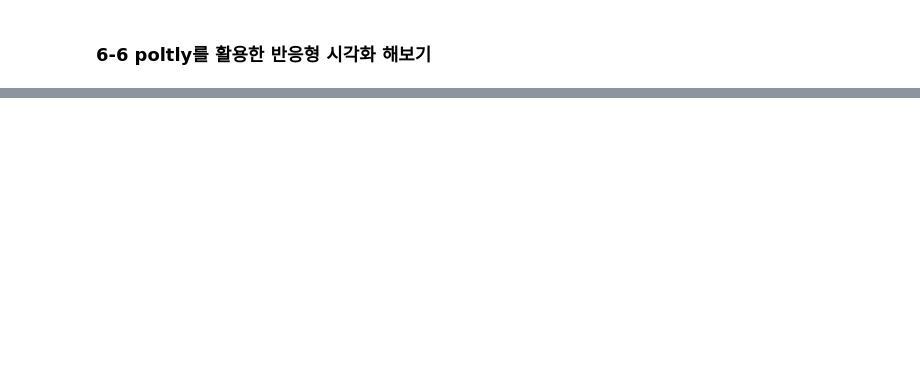
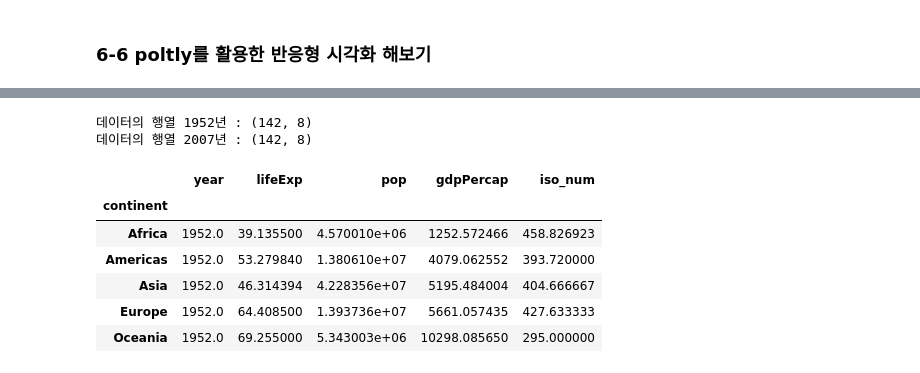
Before and after one commit to frontier1020/colabstart, a Jupyter notebook: ch06_visualization.ipynb, the cells around one changed output, grey strips where cells are left out. Drawn from its saved outputs; the diff is of its cells as text; code cells hidden in the pictures; blank space fills up the shorter version.

```diff
--- a/ch06_visualization.ipynb
+++ b/ch06_visualization.ipynb
@@ -285,0 +469,23 @@ loc
+# %%
+df_1952 = df[df.year==1952]
+df_2007 = df[df.year==2007]
+print("데이터의 행열 1952년 : {}".format(df_1952.shape) )
+print("데이터의 행열 2007년 : {}".format(df_2007.shape) )
+# %% [output]
+데이터의 행열 1952년 : (142, 8)
+데이터의 행열 2007년 : (142, 8)
+# %%
+# 1952년도 2007년도 대륙별 정보 그룹화
+df = px.data.gapminder()
+df_1952_group = df_1952.groupby("continent")
+df_2007_group = df_2007.groupby("continent")
+
+df_1952_group.mean()  # 대륙별 그룹화된 데이터의 평균값 확인
+# %% [output]
+|  | year | lifeExp | pop | gdpPercap | iso_num |
+| continent |  |  |  |  |  |
+| Africa | 1952.0 | 39.135500 | 4.570010e+06 | 1252.572466 | 458.826923 |
+| Americas | 1952.0 | 53.279840 | 1.380610e+07 | 4079.062552 | 393.720000 |
+| Asia | 1952.0 | 46.314394 | 4.228356e+07 | 5195.484004 | 404.666667 |
+| Europe | 1952.0 | 64.408500 | 1.393736e+07 | 5661.057435 | 427.633333 |
+| Oceania | 1952.0 | 69.255000 | 5.343003e+06 | 10298.085650 | 295.000000 |
```
Also changed, not shown: parts of 23 cells of this notebook.
